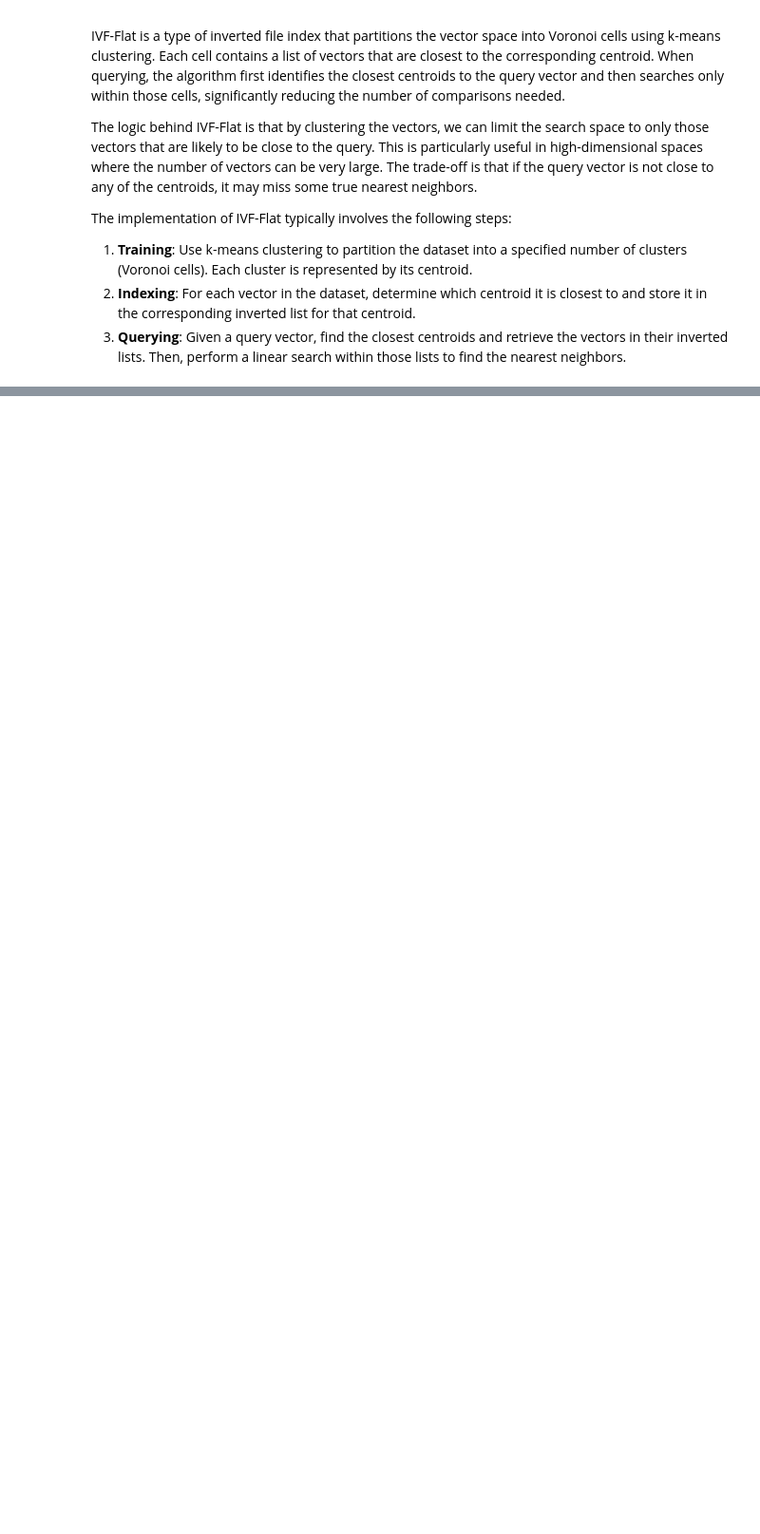
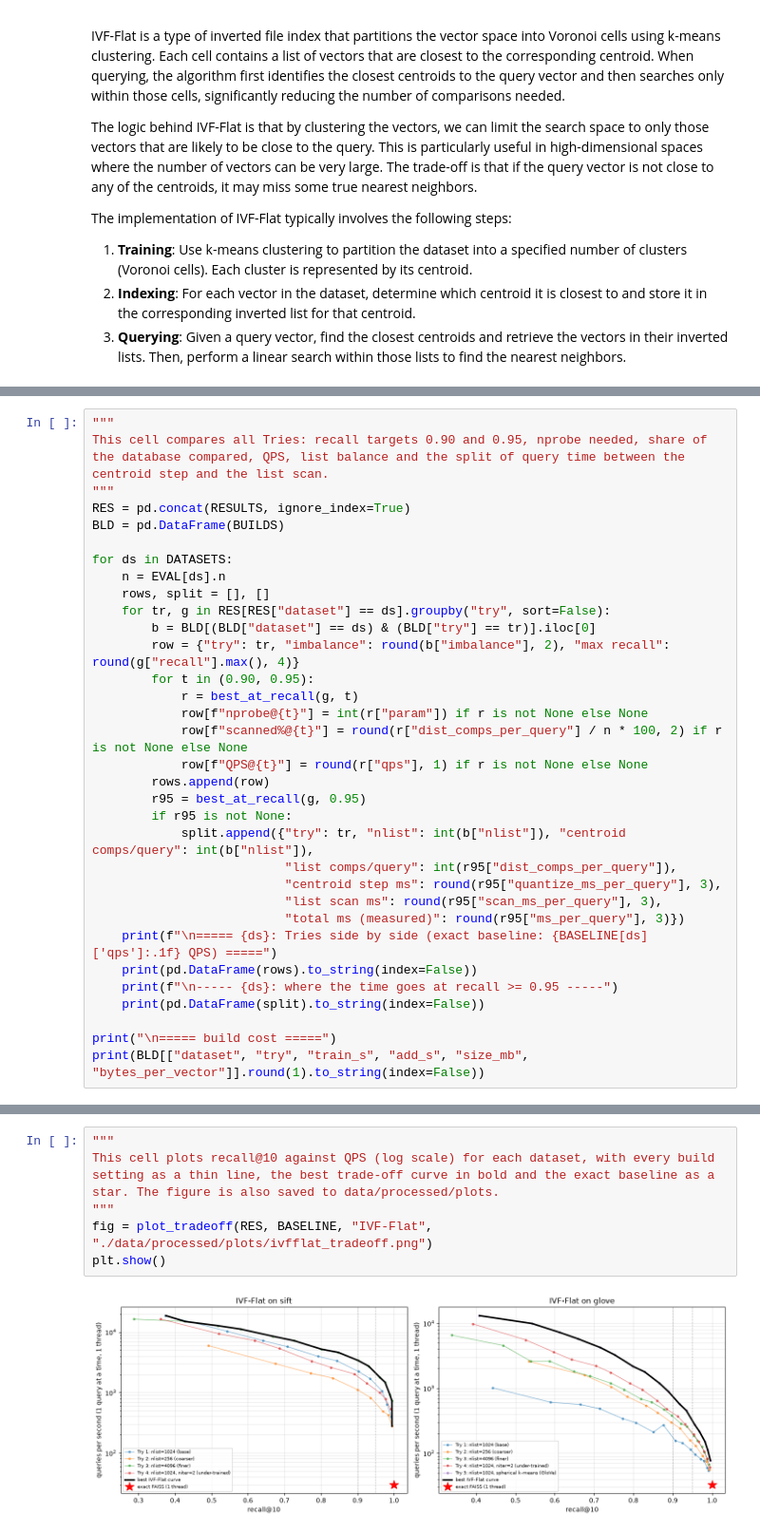
Before and after one commit to Dra9on-7/A3, a Jupyter notebook: IVF-Flat.ipynb, the cells around one changed output, grey strips where cells are left out. Shown at 95% size. Drawn from its saved outputs; the diff is of its cells as text; blank space fills up the shorter version.

```diff
--- a/IVF-Flat.ipynb
+++ b/IVF-Flat.ipynb
@@ -16,0 +332,33 @@ The implementation of IVF-Flat typically involves the following steps:
+# %%
+"""
+This cell compares all Tries: recall targets 0.90 and 0.95, nprobe needed, share of the database compared, QPS, list balance and the split of query time between the centroid step and the list scan.
+"""
+RES = pd.concat(RESULTS, ignore_index=True)
+BLD = pd.DataFrame(BUILDS)
+
+for ds in DATASETS:
+    n = EVAL[ds].n
+    rows, split = [], []
+    for tr, g in RES[RES["dataset"] == ds].groupby("try", sort=False):
+        b = BLD[(BLD["dataset"] == ds) & (BLD["try"] == tr)].iloc[0]
+        row = {"try": tr, "imbalance": round(b["imbalance"], 2), "max recall": round(g["recall"].max(), 4)}
+        for t in (0.90, 0.95):
+            r = best_at_recall(g, t)
+            row[f"nprobe@{t}"] = int(r["param"]) if r is not None else None
+            row[f"scanned%@{t}"] = round(r["dist_comps_per_query"] / n * 100, 2) if r is not None else None
+            row[f"QPS@{t}"] = round(r["qps"], 1) if r is not None else None
+        rows.append(row)
+        r95 = best_at_recall(g, 0.95)
+        if r95 is not None:
+            split.append({"try": tr, "nlist": int(b["nlist"]), "centroid comps/query": int(b["nlist"]),
+                          "list comps/query": int(r95["dist_comps_per_query"]),
+                          "centroid step ms": round(r95["quantize_ms_per_query"], 3),
+                          "list scan ms": round(r95["scan_ms_per_query"], 3),
+                          "total ms (measured)": round(r95["ms_per_query"], 3)})
+    print(f"\n===== {ds}: Tries side by side (exact baseline: {BASELINE[ds]['qps']:.1f} QPS) =====")
+    print(pd.DataFrame(rows).to_string(index=False))
+    print(f"\n----- {ds}: where the time goes at recall >= 0.95 -----")
+    print(pd.DataFrame(split).to_string(index=False))
+
+print("\n===== build cost =====")
+print(BLD[["dataset", "try", "train_s", "add_s", "size_mb", "bytes_per_vector"]].round(1).to_string(index=False))
@@ -16,0 +387,8 @@ The implementation of IVF-Flat typically involves the following steps:
+# %%
+"""
+This cell plots recall@10 against QPS (log scale) for each dataset, with every build setting as a thin line, the best trade-off curve in bold and the exact baseline as a star. The figure is also saved to data/processed/plots.
+"""
+fig = plot_tradeoff(RES, BASELINE, "IVF-Flat", "./data/processed/plots/ivfflat_tradeoff.png")
+plt.show()
+# %% [output]
+[figure, added]
```
Also changed, not shown: parts of 24 cells of this notebook, 3 other files.
